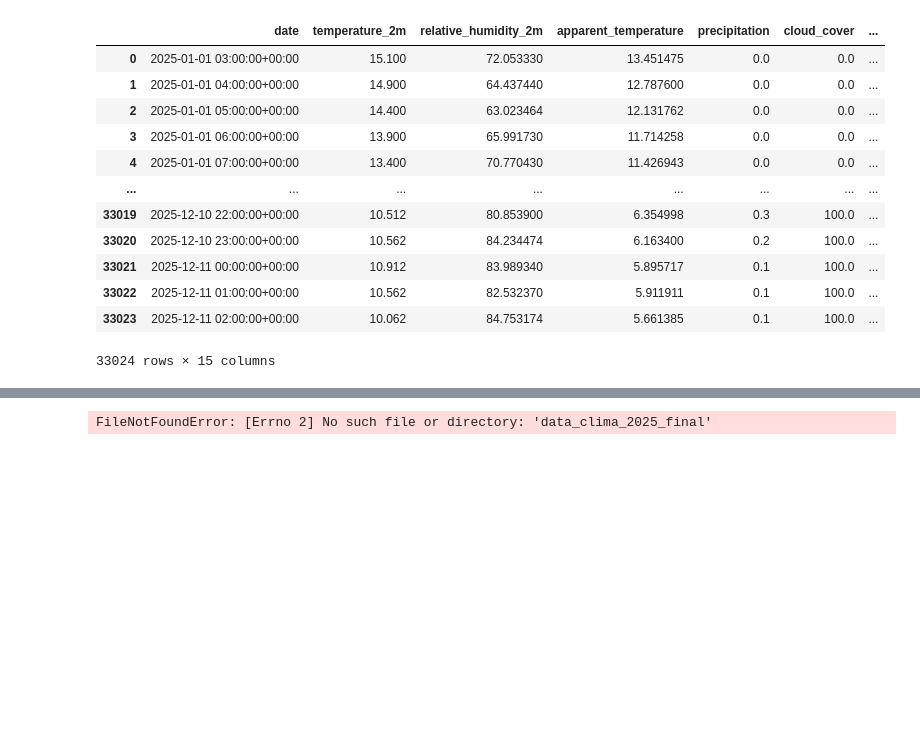
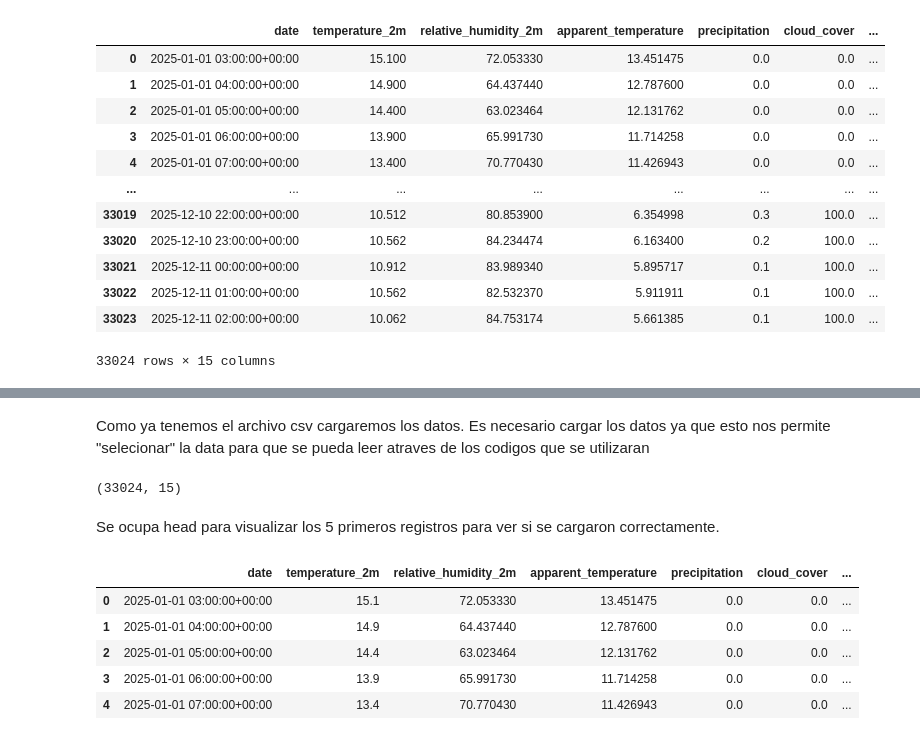
Before and after one commit to DiegoJimenez2003/MineriaDeDatos, a Jupyter notebook: NotebookMineria.ipynb, the cells around one changed output, grey strips where cells are left out. Saved outputs shown, nothing was run; the diff lists cells and outputs as text; code cells hidden in the pictures; blank space fills up the shorter version.

Commit message:
Colab actualizado con mucha estructura y datos

```diff
--- a/NotebookMineria.ipynb
+++ b/NotebookMineria.ipynb
@@ -63,5 +81,19 @@ MineriaDeDatos.git      [ <=>                ] 221.44K  --.-KB/s    in 0.004s
+# %% [markdown]
+Como ya tenemos el archivo csv cargaremos los datos.
+Es necesario cargar los datos ya que esto nos permite "selecionar" la data para que se pueda leer atraves de los codigos que se utilizaran
 # %%
-data_frame = pd.read_csv("data_clima_2025_final")
-data_frame
+data = pd.read_csv("data_clima_2025_final.csv")
+data.shape
 # %% [output]
-FileNotFoundError: [Errno 2] No such file or directory: 'data_clima_2025_final'
+(33024, 15)
+# %% [markdown]
+Se ocupa head para visualizar los 5 primeros registros para ver si se cargaron correctamente.
+# %%
+data.head()
+# %% [output]
+|  | date | temperature_2m | relative_humidity_2m | apparent_temperature | precipitation | cloud_cover | ... |
+| 0 | 2025-01-01 03:00:00+00:00 | 15.1 | 72.053330 | 13.451475 | 0.0 | 0.0 | ... |
+| 1 | 2025-01-01 04:00:00+00:00 | 14.9 | 64.437440 | 12.787600 | 0.0 | 0.0 | ... |
+| 2 | 2025-01-01 05:00:00+00:00 | 14.4 | 63.023464 | 12.131762 | 0.0 | 0.0 | ... |
+| 3 | 2025-01-01 06:00:00+00:00 | 13.9 | 65.991730 | 11.714258 | 0.0 | 0.0 | ... |
+| 4 | 2025-01-01 07:00:00+00:00 | 13.4 | 70.770430 | 11.426943 | 0.0 | 0.0 | ... |
```
Also changed, not shown: parts of 26 cells of this notebook.
